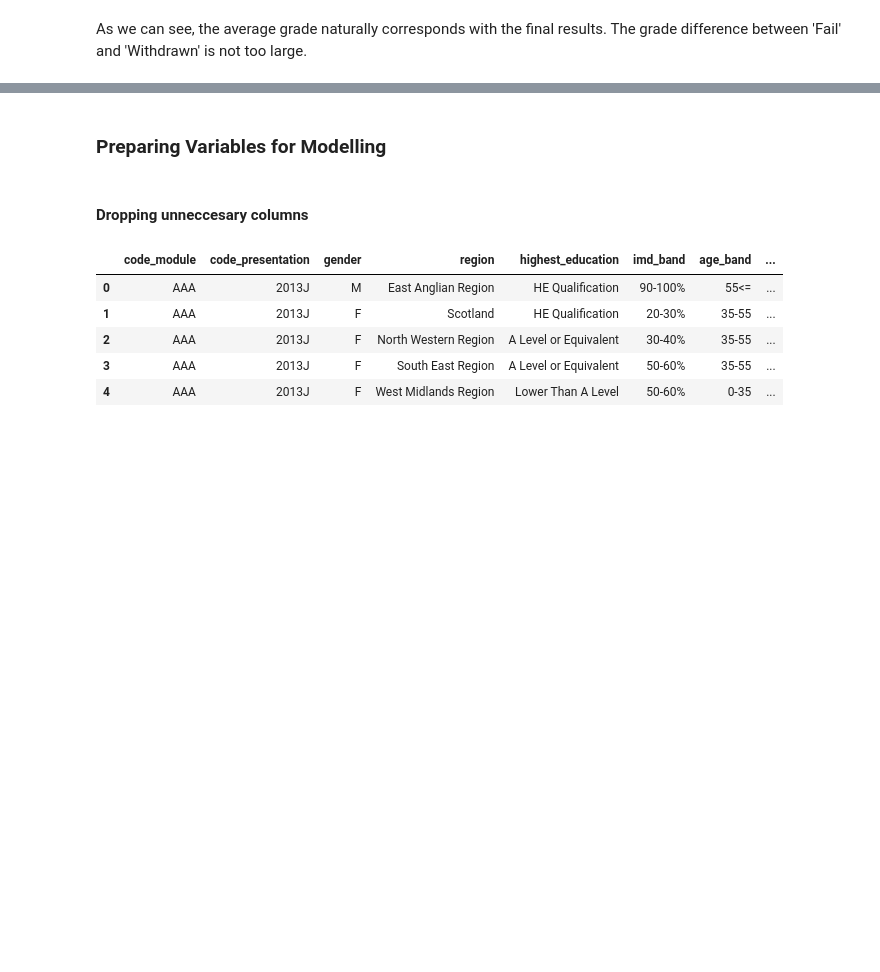
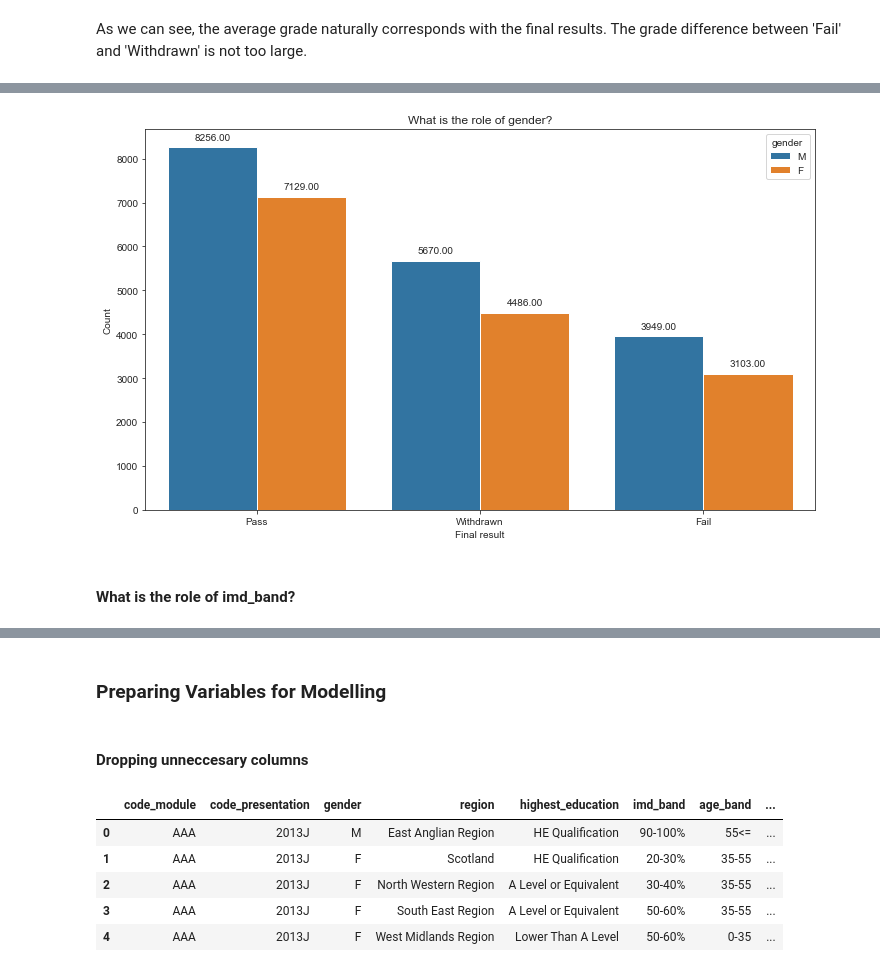
Before and after one commit to nikolholicka/Capstone_Project_Predicting_Student_Outcome_Classification, a Jupyter notebook: Predicting_Student_Results.ipynb, the cells around one changed output, grey strips where cells are left out. Saved outputs shown, nothing was run; the diff lists cells and outputs as text; code cells hidden in the pictures; blank space fills up the shorter version.

```diff
--- a/Predicting_Student_Results.ipynb
+++ b/Predicting_Student_Results.ipynb
@@ -525,0 +544,10 @@ sns.catplot(x="day", y="total_bill", hue="sex", kind="swarm", data=tips);
+# %%
+plt.figure(figsize=(12,7))
+fig_5 = sns.countplot(x="final_result", hue="gender", data=st_actives_with_vle)
+fig_5.set(xlabel='Final result', ylabel='Count',title='What is the role of gender?');
+for p in fig_5.patches:
+    fig_5.annotate(format(p.get_height(), '.2f'), (p.get_x() + p.get_width() / 2., p.get_height()), ha = 'center', va = 'center', xytext = (0, 10), textcoords = 'offset points')
+# %% [output]
+[figure, added]
+# %% [markdown]
+#### What is the role of imd_band?
```
Also changed, not shown: parts of 17 cells of this notebook.
